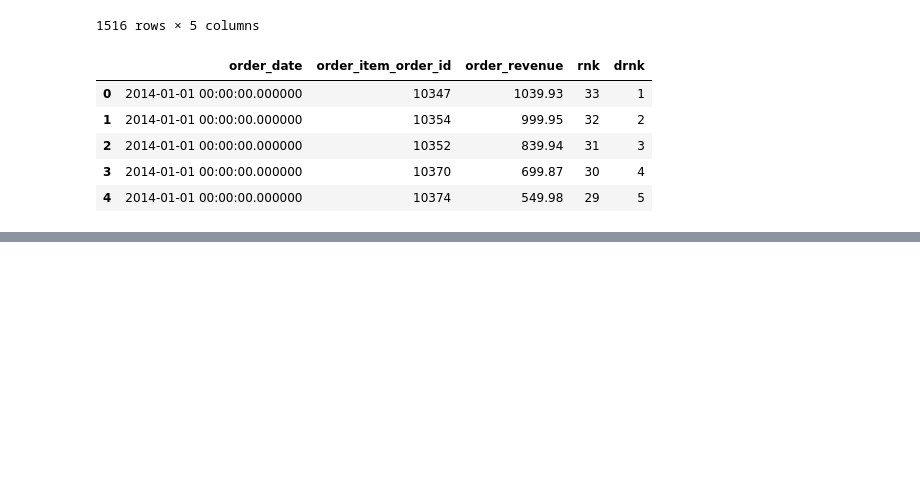
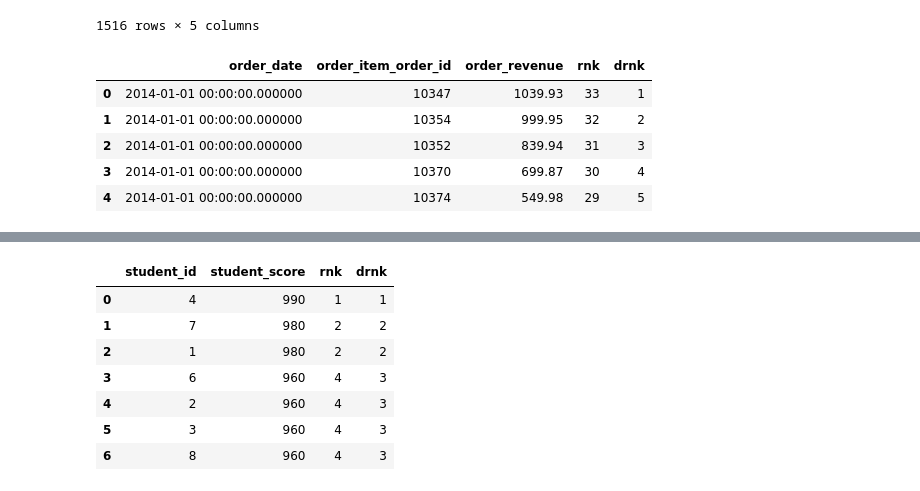
Before and after one commit to ZygimantasB/data_engineering_essentials_using_sql_python_pyspark, a Jupyter notebook: Section 6 Cumulative Aggregations and Ranking in SQL Queries/Remember 1/remember_1.ipynb, the cells around one changed output, grey strips where cells are left out. Drawn from its saved outputs; the diff is of its cells as text; code cells hidden in the pictures; blank space fills up the shorter version.

```diff
--- a/Section 6 Cumulative Aggregations and Ranking in SQL Queries/Remember 1/remember_1.ipynb
+++ b/Section 6 Cumulative Aggregations and Ranking in SQL Queries/Remember 1/remember_1.ipynb
@@ -262,0 +306,19 @@ Type in your message headerRE
+# %%
+%%sql
+WITH student_data AS (
+SELECT student_id,
+       student_score,
+       rank () OVER(ORDER BY student_score DESC) AS rnk,
+       dense_rank() OVER(ORDER BY student_score DESC) AS drnk
+FROM student_scores
+) SELECT * FROM student_data
+WHERE rnk <= 4;
+# %% [output]
+|  | student_id | student_score | rnk | drnk |
+| 0 | 4 | 990 | 1 | 1 |
+| 1 | 7 | 980 | 2 | 2 |
+| 2 | 1 | 980 | 2 | 2 |
+| 3 | 6 | 960 | 4 | 3 |
+| 4 | 2 | 960 | 4 | 3 |
+| 5 | 3 | 960 | 4 | 3 |
+| 6 | 8 | 960 | 4 | 3 |
```
Also changed, not shown: parts of 5 cells of this notebook, 1 other file.
